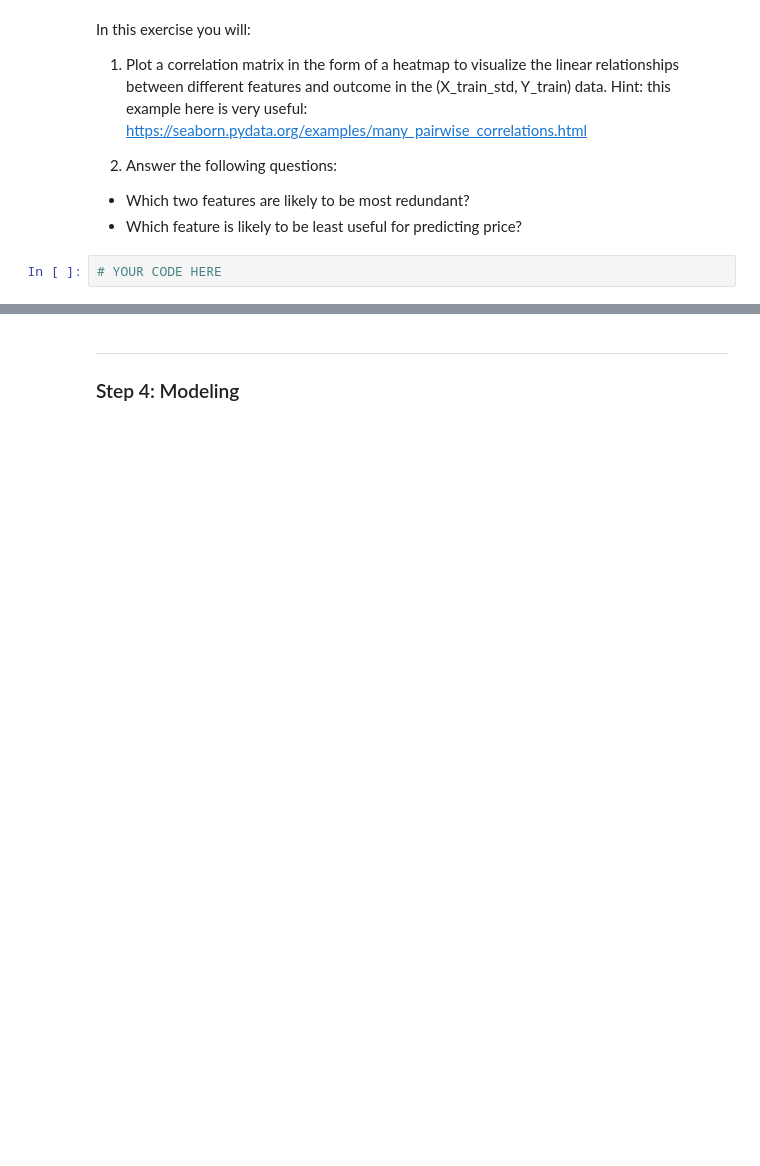
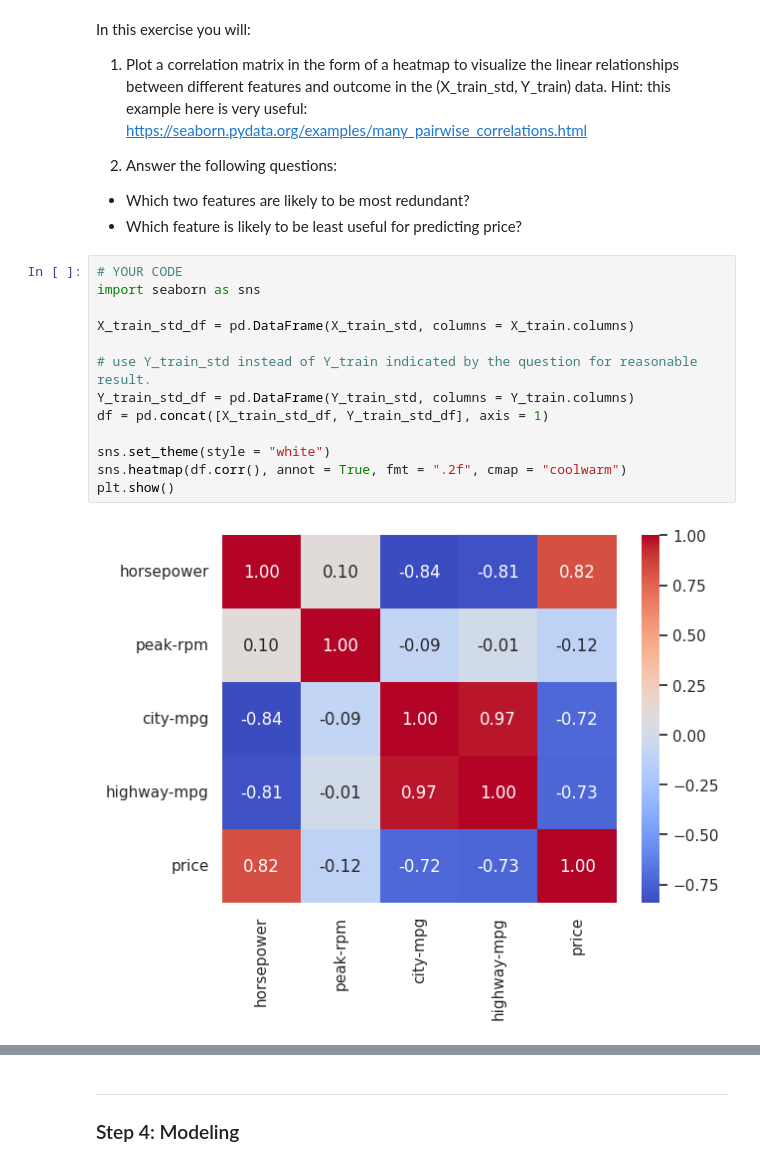
Before and after one commit to ming-berkeley/ds207_assignments, a Jupyter notebook: 03 Linear Regression with Tensorflow.ipynb, the cells around one changed output, grey strips where cells are left out. Cells and saved outputs as stored; diff of their text form; blank space fills up the shorter version.

```diff
--- a/03 Linear Regression with Tensorflow.ipynb
+++ b/03 Linear Regression with Tensorflow.ipynb
@@ -289,5 +289,18 @@ In this exercise you will:
 2. Answer the following questions:
  - Which two features are likely to be most redundant?
  - Which feature is likely to be least useful for predicting price?
-# %%
-# YOUR CODE HERE
+# %%
+# YOUR CODE
+import seaborn as sns
+
+X_train_std_df = pd.DataFrame(X_train_std, columns = X_train.columns)
+
+# use Y_train_std instead of Y_train indicated by the question for reasonable result.
+Y_train_std_df = pd.DataFrame(Y_train_std, columns = Y_train.columns)
+df = pd.concat([X_train_std_df, Y_train_std_df], axis = 1)
+
+sns.set_theme(style = "white")
+sns.heatmap(df.corr(), annot = True, fmt = ".2f", cmap = "coolwarm")
+plt.show()
+# %% [output]
+[figure, added]
```
Also changed, not shown: parts of 7 cells of this notebook.
